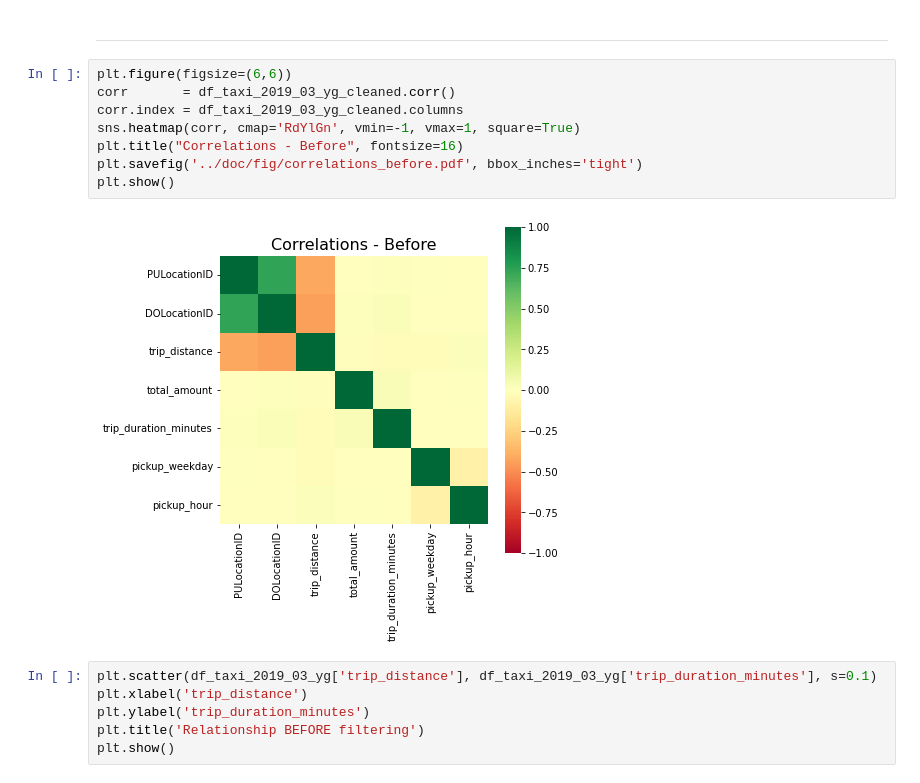
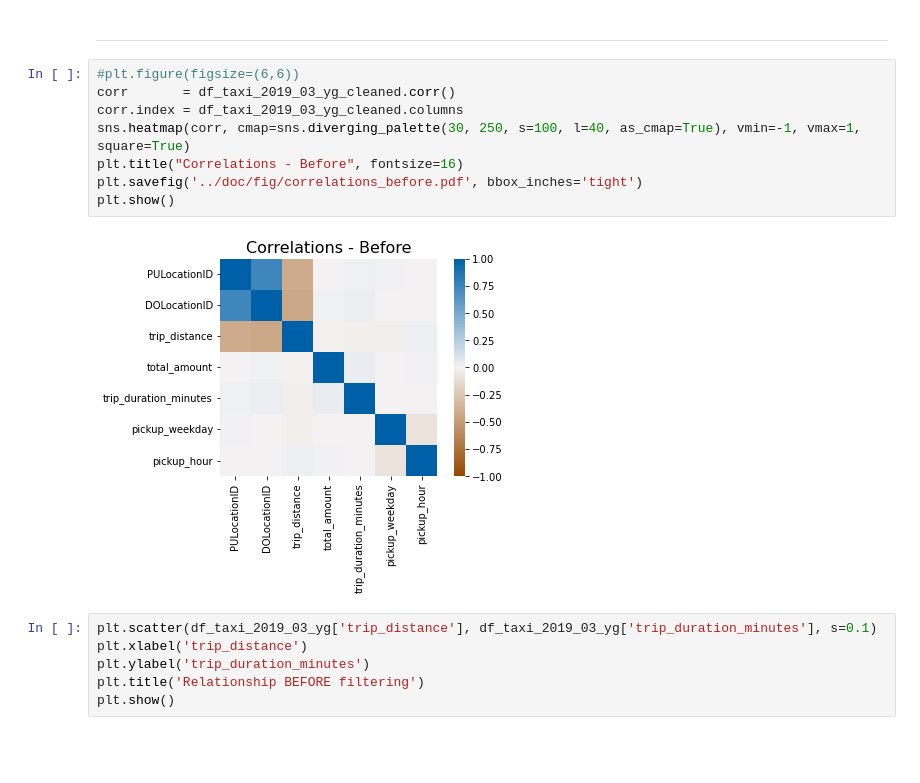
Before and after one commit to nilsriekers/data-literacy-project, a Jupyter notebook: exp/exp208_Gaussianize_Data.ipynb, the cells around one changed output. Cells and saved outputs as stored; diff of their text form; blank space fills up the shorter version.

```diff
--- a/exp/exp208_Gaussianize_Data.ipynb
+++ b/exp/exp208_Gaussianize_Data.ipynb
@@ -84,15 +97,15 @@ df_taxi_2019_03_yg_cleaned = df_taxi_2019_03_yg.drop(columns=excluded_clms, inpl
 # %% [markdown]
 ---
 # %%
-plt.figure(figsize=(6,6))
+#plt.figure(figsize=(6,6))
 corr       = df_taxi_2019_03_yg_cleaned.corr()
 corr.index = df_taxi_2019_03_yg_cleaned.columns
-sns.heatmap(corr, cmap='RdYlGn', vmin=-1, vmax=1, square=True)
+sns.heatmap(corr, cmap=sns.diverging_palette(30, 250, s=100, l=40, as_cmap=True), vmin=-1, vmax=1, square=True)
 plt.title("Correlations - Before", fontsize=16)
 plt.savefig('../doc/fig/correlations_before.pdf', bbox_inches='tight')
 plt.show()
 # %% [output]
-[figure, old version]
+[figure, new version]
 # %%
 plt.scatter(df_taxi_2019_03_yg['trip_distance'], df_taxi_2019_03_yg['trip_duration_minutes'], s=0.1)
 plt.xlabel('trip_distance')
```
Also changed, not shown: parts of 8 cells of this notebook, 2 other files.
